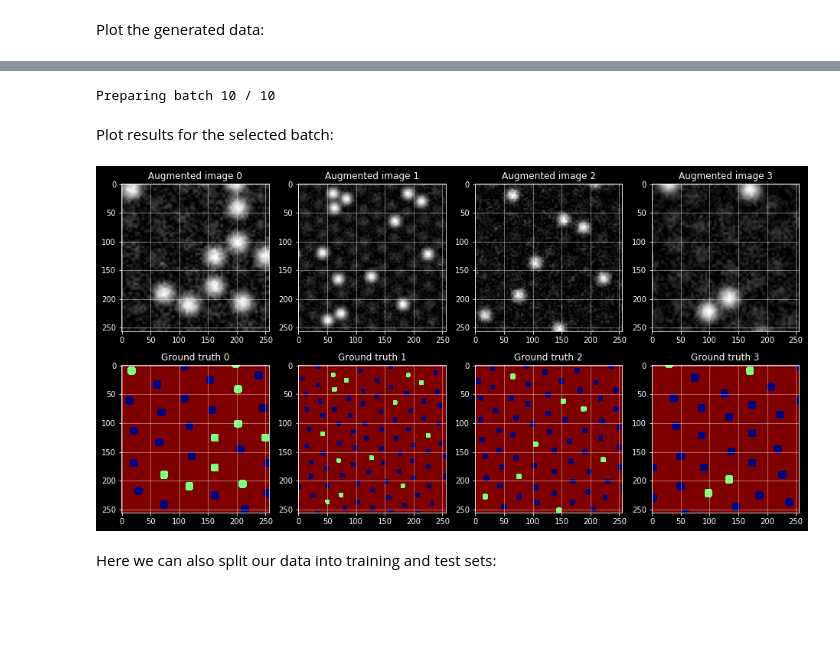
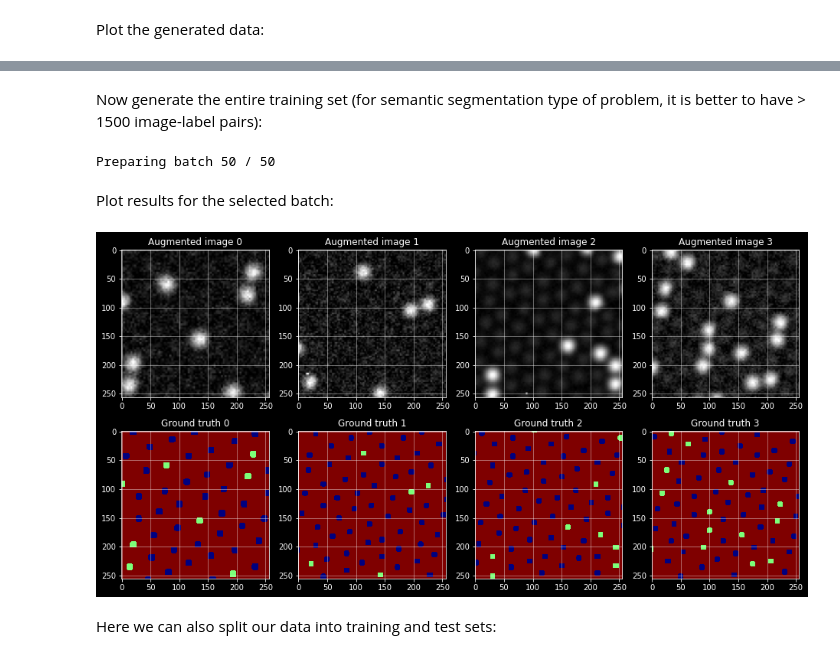
Before and after one commit to ziatdinovmax/AtomicImageSimulator, a Jupyter notebook: GenerateTrainingSet.ipynb, the cells around one changed output, grey strips where cells are left out. Drawn from its saved outputs; the diff is of its cells as text; code cells hidden in the pictures; blank space fills up the shorter version.

```diff
--- a/GenerateTrainingSet.ipynb
+++ b/GenerateTrainingSet.ipynb
@@ -145,6 +145,8 @@ for i in range(1, n):
+# %% [markdown]
+Now generate the entire training set (for semantic segmentation type of problem, it is better to have > 1500 image-label pairs):
 # %%
-n_batches = 10
-batch_size = 30
+n_batches = 50
+batch_size = 32
 n_atom_types = 2 # specify how many atom types you have in your data
 
 X_train, y_train = [], []
@@ -158,28 +160,28 @@ while i < n_batches:
         y_train.append(squeeze_channels(y_batch))
         i += 1
 # %% [output]
-Preparing batch 10 / 10
+Preparing batch 50 / 50
 # %% [markdown]
 Plot results for the selected batch:
 # %%
-batch_num = 4 # batch number (number of element in the list)
+batch_num = 5 # batch number (number of element in the list)
 n = 4 # num of pairs to display
 
 x = X_train[batch_num]
 y = y_train[batch_num]
 n = n + 1
 fig = plt.figure( figsize=(20, 8))
 for i in range(1, n):
     ax = fig.add_subplot(2, n, i)
     ax.imshow(x[i-1,0,:,:], cmap='gray')
     ax.set_title('Augmented image ' + str(i-1) )
     ax.grid(alpha=0.5)
     ax = fig.add_subplot(2, n, i+n)
     ax.imshow(y[i-1,:,:], cmap='jet')
     ax.set_title('Ground truth ' + str(i-1))
     ax.grid(alpha = 0.5)
 # %% [output]
-[figure, old version]
+[figure, new version]
 # %% [markdown]
 Here we can also split our data into training and test sets:
 # %%
```
Also changed, not shown: parts of 5 cells of this notebook.
